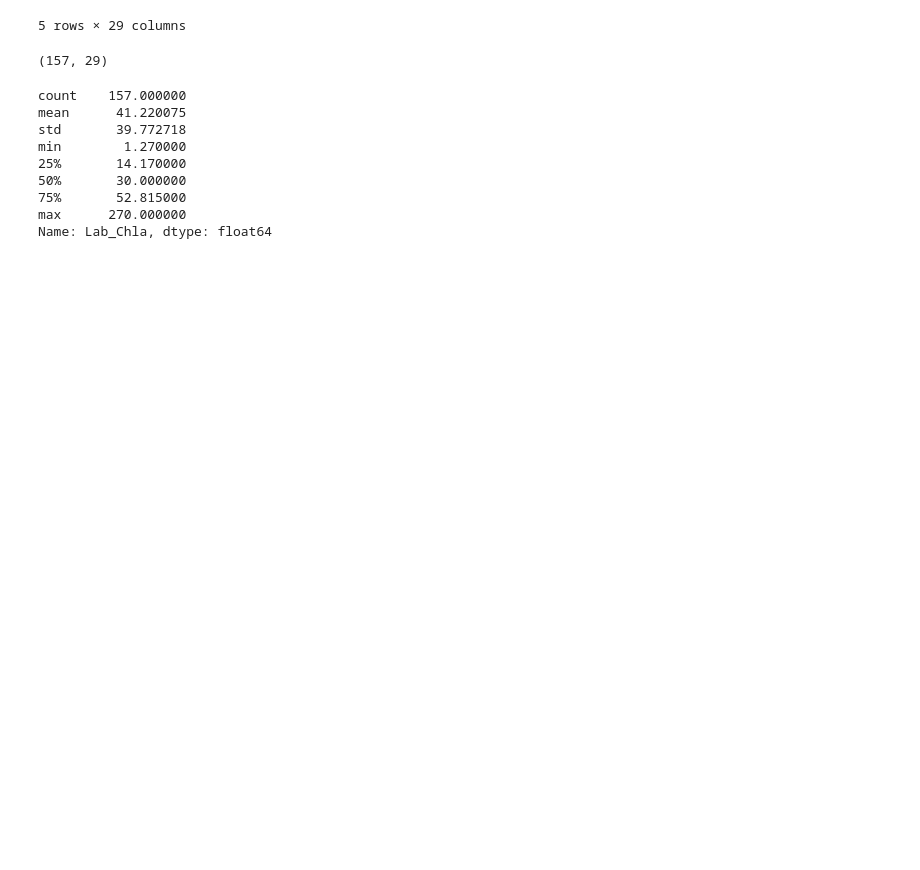
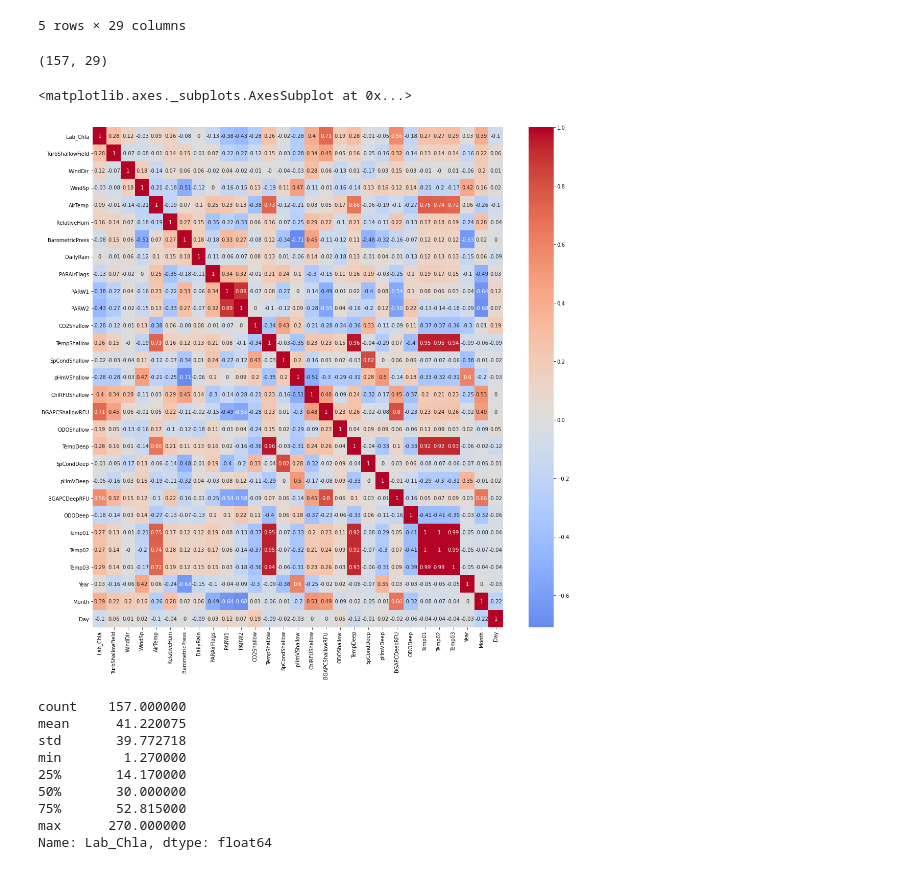
Before and after one commit to AmirM69/p1_BPL_chla_BuoyData, a Jupyter notebook: chla_prediction_daily_averaged.ipynb, the cells around one changed output. Saved outputs shown, nothing was run; the diff lists cells and outputs as text; code cells hidden in the pictures; blank space fills up the shorter version.

```diff
--- a/chla_prediction_daily_averaged.ipynb
+++ b/chla_prediction_daily_averaged.ipynb
@@ -350,6 +351,14 @@ df_both.head()
 df_both.shape
 # %% [output]
 (157, 29)
+# %%
+# plot the heatmap to see the correaltion of buoy parameters with lab chla
+correlation_matrix = df_both.corr().round(2)  # it seems that this function is working even with nan values in data
+plt.figure(figsize=(18,18))
+sb.heatmap(data=correlation_matrix, annot=True, center=0.0, cmap='coolwarm')
+# %% [output]
+<matplotlib.axes._subplots.AxesSubplot at 0x...>
+[figure, added]
 # %%
 # extract target as y from data
 y = df_both['Lab_Chla']
```
Also changed, not shown: parts of 18 cells of this notebook.
